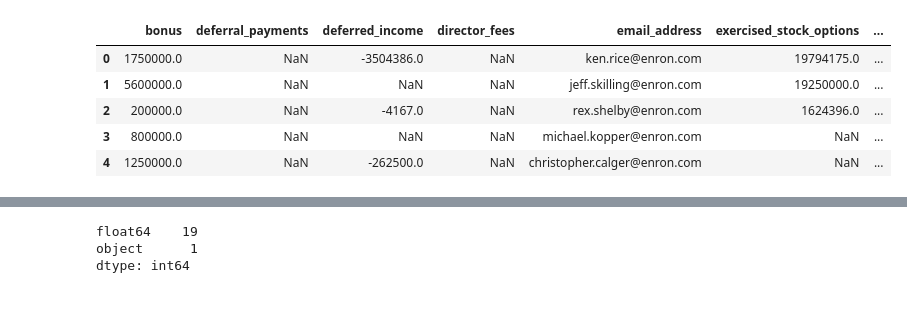
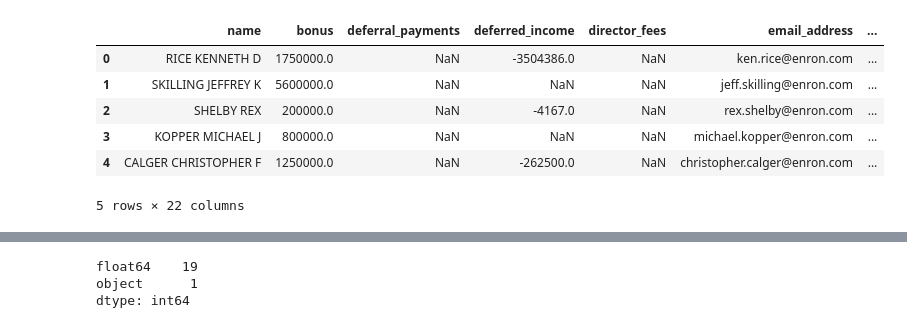
Before and after one commit to alexChiu127/3nd-ML100Days, a Jupyter notebook: 3rd-ml100marathon-midterm/midterm.ipynb, the cells around one changed output, grey strips where cells are left out. Saved outputs shown, nothing was run; the diff lists cells and outputs as text; code cells hidden in the pictures.

```diff
--- a/3rd-ml100marathon-midterm/midterm.ipynb
+++ b/3rd-ml100marathon-midterm/midterm.ipynb
@@ -11,23 +11,20 @@ from sklearn.ensemble import GradientBoostingClassifier, GradientBoostingRegress
 # %%
 #設定 data_path
 dir_data = './data'
 f_train = os.path.join(dir_data, 'train_data.csv')
 f_test =  os.path.join(dir_data, 'test_features.csv')
 
 EnronFraud_train = pd.read_csv(f_train)
 EnronFraud_test = pd.read_csv(f_test)
 
-EnronFraud_train_Labels = EnronFraud_train['poi']
-names = EnronFraud_test['name']
-EnronFraud_train = EnronFraud_train.drop(['name', 'poi'], axis = 1)
-EnronFraud_test = EnronFraud_test.drop(['name'], axis = 1)
 
-EnronFraud = pd.concat([EnronFraud_train, EnronFraud_test])
-EnronFraud.head()
+
+EnronFraud_train.head()
 # %% [output]
-|  | bonus | deferral_payments | deferred_income | director_fees | email_address | exercised_stock_options | ... |
-| 0 | 1750000.0 | NaN | -3504386.0 | NaN | ken.rice@enron.com | 19794175.0 | ... |
-| 1 | 5600000.0 | NaN | NaN | NaN | jeff.skilling@enron.com | 19250000.0 | ... |
-| 2 | 200000.0 | NaN | -4167.0 | NaN | rex.shelby@enron.com | 1624396.0 | ... |
-| 3 | 800000.0 | NaN | NaN | NaN | michael.kopper@enron.com | NaN | ... |
-| 4 | 1250000.0 | NaN | -262500.0 | NaN | christopher.calger@enron.com | NaN | ... |
+|  | name | bonus | deferral_payments | deferred_income | director_fees | email_address | ... |
+| 0 | RICE KENNETH D | 1750000.0 | NaN | -3504386.0 | NaN | ken.rice@enron.com | ... |
+| 1 | SKILLING JEFFREY K | 5600000.0 | NaN | NaN | NaN | jeff.skilling@enron.com | ... |
+| 2 | SHELBY REX | 200000.0 | NaN | -4167.0 | NaN | rex.shelby@enron.com | ... |
+| 3 | KOPPER MICHAEL J | 800000.0 | NaN | NaN | NaN | michael.kopper@enron.com | ... |
+| 4 | CALGER CHRISTOPHER F | 1250000.0 | NaN | -262500.0 | NaN | christopher.calger@enron.com | ... |
+5 rows × 22 columns
```
Also changed, not shown: parts of 30 cells of this notebook.
